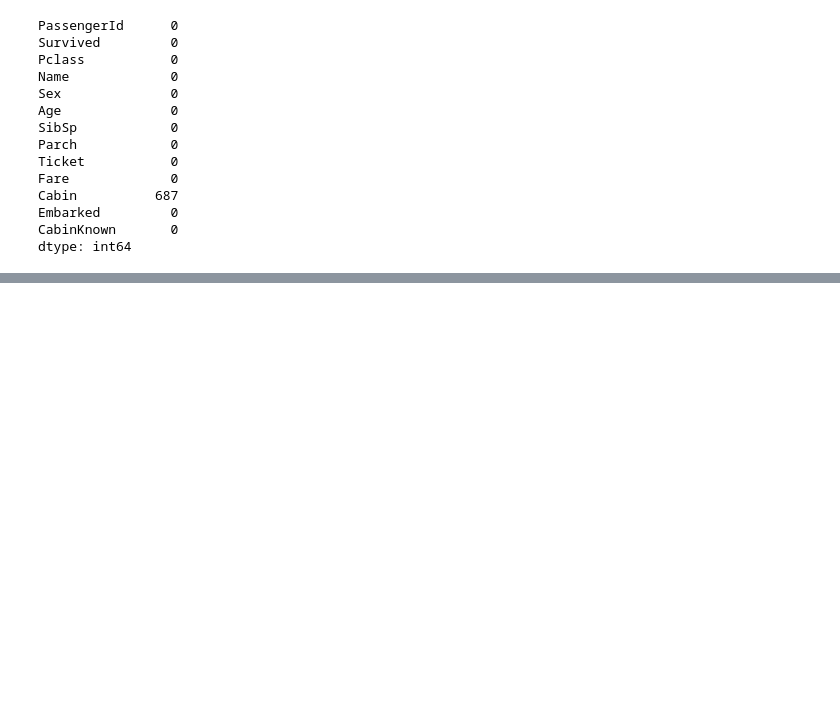
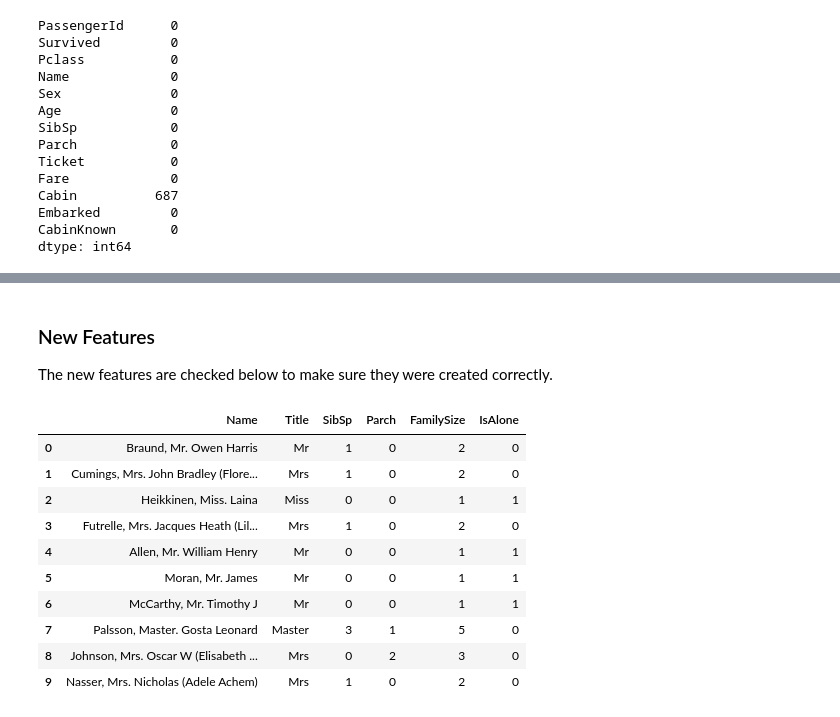
Before and after one commit to francisparwez/titanic-survival-analysis, a Jupyter notebook: Titanic_EDA.ipynb, the cells around one changed output, grey strips where cells are left out. Cells and saved outputs as stored; diff of their text form; code cells hidden in the pictures; blank space fills up the shorter version.

Commit message:
04 Add Passenger & Family Features

```diff
--- a/Titanic_EDA.ipynb
+++ b/Titanic_EDA.ipynb
@@ -357,0 +366,2 @@ dtype: int64
+# %%
+df["Title"] = df["Name"].str.extract(r",\s*([^.]*)\.", expand=False)
@@ -357,0 +403,2 @@ dtype: int64
+# %%
+df["FamilySize"] = df["SibSp"] + df["Parch"] + 1
@@ -357,0 +439,2 @@ dtype: int64
+# %%
+df["IsAlone"] = (df["FamilySize"] == 1).astype(int)
@@ -357,0 +462,18 @@ dtype: int64
+# %% [markdown]
+### New Features
+
+The new features are checked below to make sure they were created correctly.
+# %%
+df[["Name", "Title", "SibSp", "Parch", "FamilySize", "IsAlone"]].head(10)
+# %% [output]
+|  | Name | Title | SibSp | Parch | FamilySize | IsAlone |
+| 0 | Braund, Mr. Owen Harris | Mr | 1 | 0 | 2 | 0 |
+| 1 | Cumings, Mrs. John Bradley (Flore... | Mrs | 1 | 0 | 2 | 0 |
+| 2 | Heikkinen, Miss. Laina | Miss | 0 | 0 | 1 | 1 |
+| 3 | Futrelle, Mrs. Jacques Heath (Lil... | Mrs | 1 | 0 | 2 | 0 |
+| 4 | Allen, Mr. William Henry | Mr | 0 | 0 | 1 | 1 |
+| 5 | Moran, Mr. James | Mr | 0 | 0 | 1 | 1 |
+| 6 | McCarthy, Mr. Timothy J | Mr | 0 | 0 | 1 | 1 |
+| 7 | Palsson, Master. Gosta Leonard | Master | 3 | 1 | 5 | 0 |
+| 8 | Johnson, Mrs. Oscar W (Elisabeth ... | Mrs | 0 | 2 | 3 | 0 |
+| 9 | Nasser, Mrs. Nicholas (Adele Achem) | Mrs | 1 | 0 | 2 | 0 |
```
Also changed, not shown: parts of 12 cells of this notebook, 1 other file.
